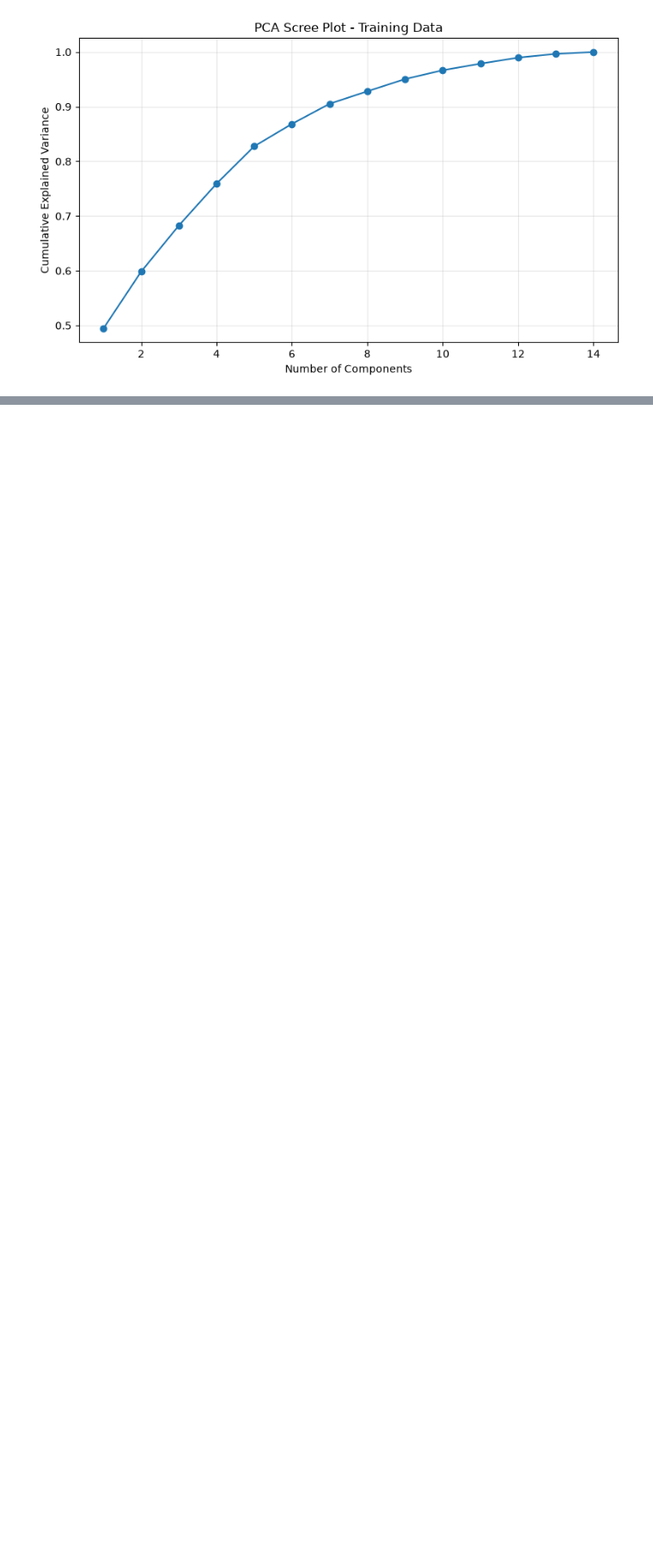
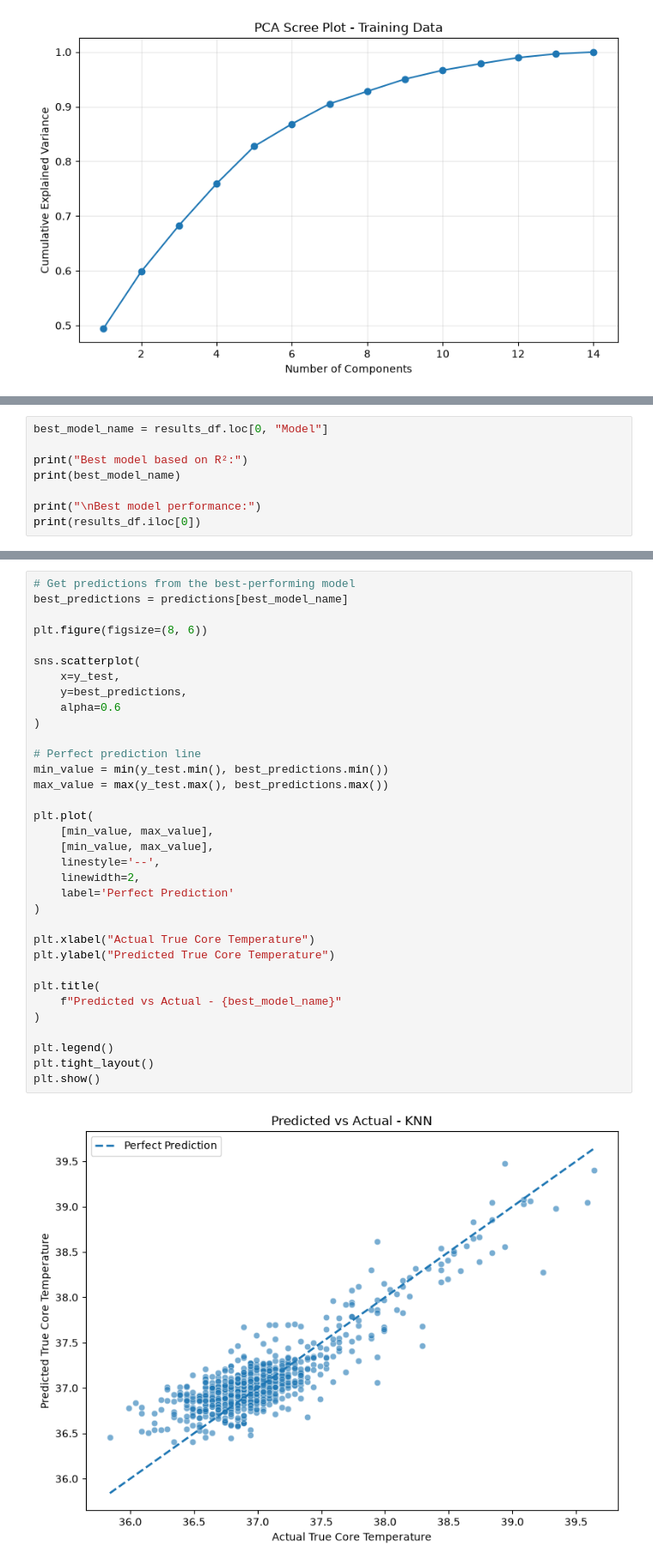
Before and after one commit to AkilanSS/23CSE301--Machine-Learning-Capstone-Project, a Jupyter notebook: notebooks/regression.ipynb, the cells around one changed output, grey strips where cells are left out. Shown at 86% size. Drawn from its saved outputs; the diff is of its cells as text; blank space fills up the shorter version.

Commit message:
implementation,Comparative Evaluation and Visualisation done

```diff
--- a/notebooks/regression.ipynb
+++ b/notebooks/regression.ipynb
@@ -993,0 +1035,8 @@ XGBoost R²: 0.6877
+# %%
+best_model_name = results_df.loc[0, "Model"]
+
+print("Best model based on R²:")
+print(best_model_name)
+
+print("\nBest model performance:")
+print(results_df.iloc[0])
@@ -993,0 +1054,36 @@ XGBoost R²: 0.6877
+# %%
+# Get predictions from the best-performing model
+best_predictions = predictions[best_model_name]
+
+plt.figure(figsize=(8, 6))
+
+sns.scatterplot(
+    x=y_test,
+    y=best_predictions,
+    alpha=0.6
+)
+
+# Perfect prediction line
+min_value = min(y_test.min(), best_predictions.min())
+max_value = max(y_test.max(), best_predictions.max())
+
+plt.plot(
+    [min_value, max_value],
+    [min_value, max_value],
+    linestyle='--',
+    linewidth=2,
+    label='Perfect Prediction'
+)
+
+plt.xlabel("Actual True Core Temperature")
+plt.ylabel("Predicted True Core Temperature")
+
+plt.title(
+    f"Predicted vs Actual - {best_model_name}"
+)
+
+plt.legend()
+plt.tight_layout()
+plt.show()
+# %% [output]
+[figure, added]
```
Also changed, not shown: parts of 18 cells of this notebook.
